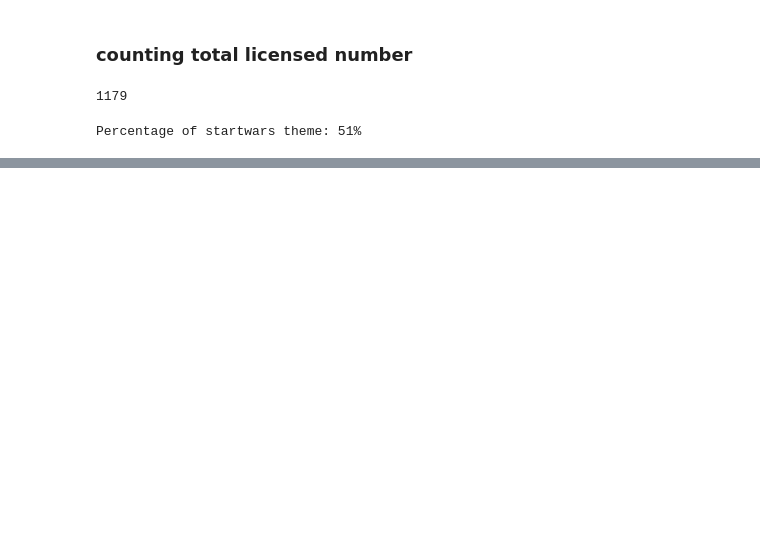
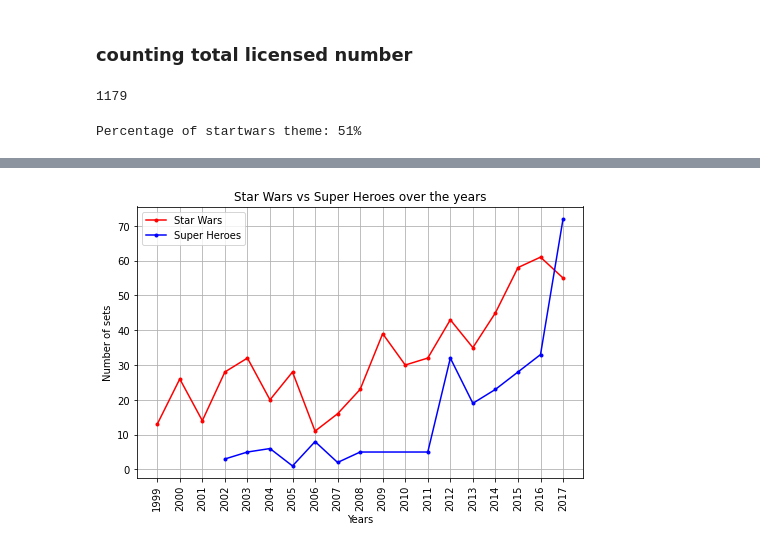
Before and after one commit to Asif-Dewan/legos-data-analysis, a Jupyter notebook: legosDataAnalysis.ipynb, the cells around one changed output, grey strips where cells are left out. Cells and saved outputs as stored; diff of their text form; code cells hidden in the pictures; blank space fills up the shorter version.

```diff
--- a/legosDataAnalysis.ipynb
+++ b/legosDataAnalysis.ipynb
@@ -99,0 +278,14 @@ Percentage of startwars theme: 51%
+# %%
+plt.figure(figsize=(8,5))
+plt.title("Star Wars vs Super Heroes over the years")
+plt.plot( starWarsYears,starWarsCount, 'r.-',label='Star Wars')
+plt.plot(superHeroesYears, superHeroesCount, 'b.-', label='Super Heroes')
+
+plt.xlabel("Years")
+plt.ylabel("Number of sets")
+plt.xticks(starWarsYears, rotation= 'vertical')
+plt.legend()
+plt.grid()
+plt.show()
+# %% [output]
+[figure, added]
```
Also changed, not shown: parts of 17 cells of this notebook.
